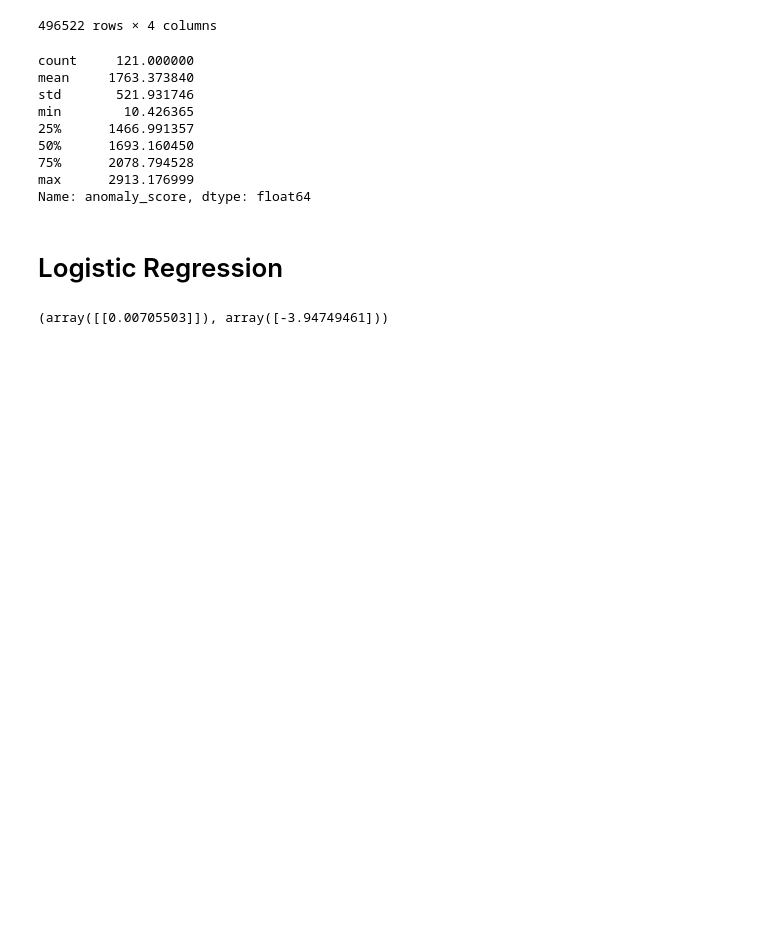
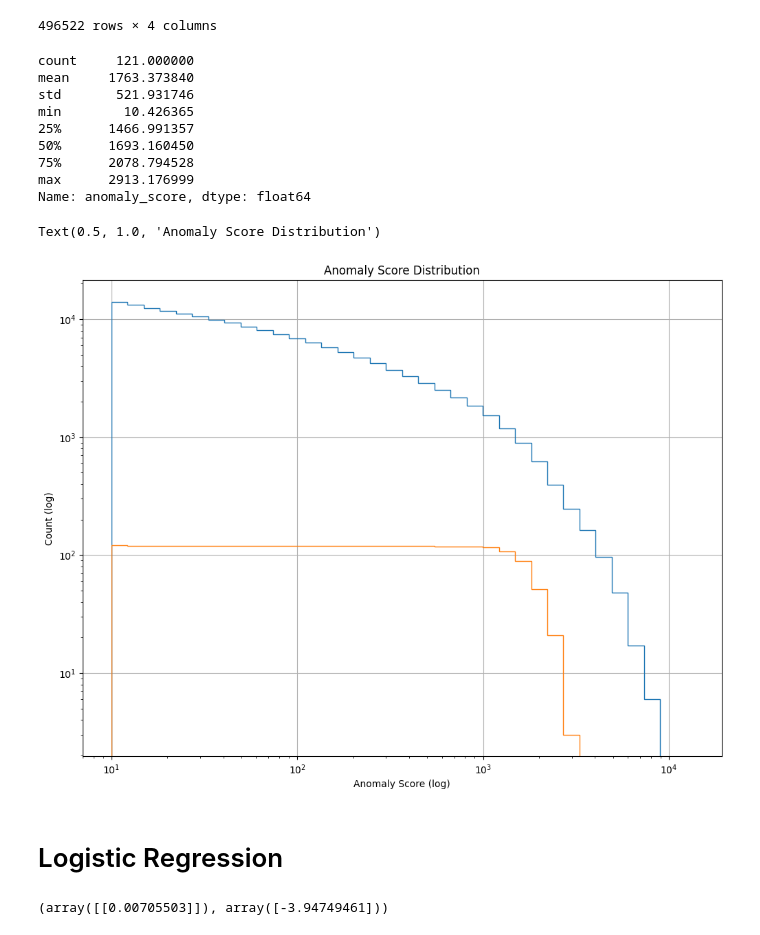
Before and after one commit to mgendr/CTU_13_Supervision_Des_Systemes, a Jupyter notebook: Find_Anomaly_thresh.ipynb, the cells around one changed output. Saved outputs shown, nothing was run; the diff lists cells and outputs as text; code cells hidden in the pictures; blank space fills up the shorter version.

```diff
--- a/Find_Anomaly_thresh.ipynb
+++ b/Find_Anomaly_thresh.ipynb
@@ -192,6 +192,21 @@ min        10.426365
 75%      2078.794528
 max      2913.176999
 Name: anomaly_score, dtype: float64
+# %%
+bins = 10*np.exp(np.arange(0,7.4,0.2))
+f, ax = plt.subplots()
+only_botnet = labelled_res[labelled_res.label==1]
+
+labelled_res.hist(column = "anomaly_score",bins = bins, ax = ax,  histtype='step', cumulative=-1)
+only_botnet.hist(column = "anomaly_score",bins = bins, ax = ax,  histtype='step', cumulative=-1)
+ax.set_xscale('log')
+ax.set_yscale('log')
+plt.ylabel("Count (log)")
+plt.xlabel("Anomaly Score (log)")
+plt.title("Anomaly Score Distribution")
+# %% [output]
+Text(0.5, 1.0, 'Anomaly Score Distribution')
+[figure, added]
 # %% [markdown]
 # Logistic Regression
 # %%
```
Also changed, not shown: parts of 10 cells of this notebook, 1 other file.
